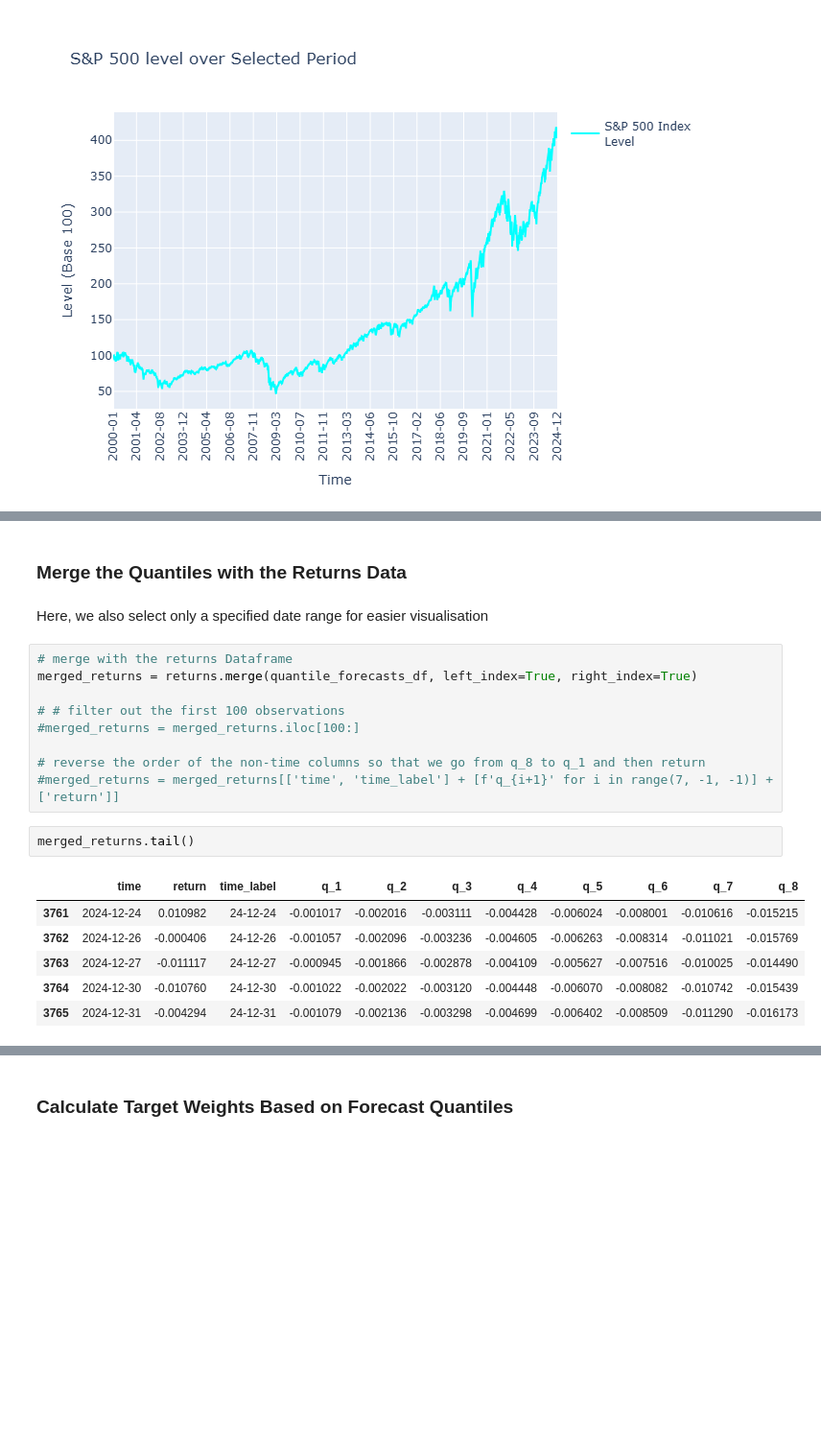
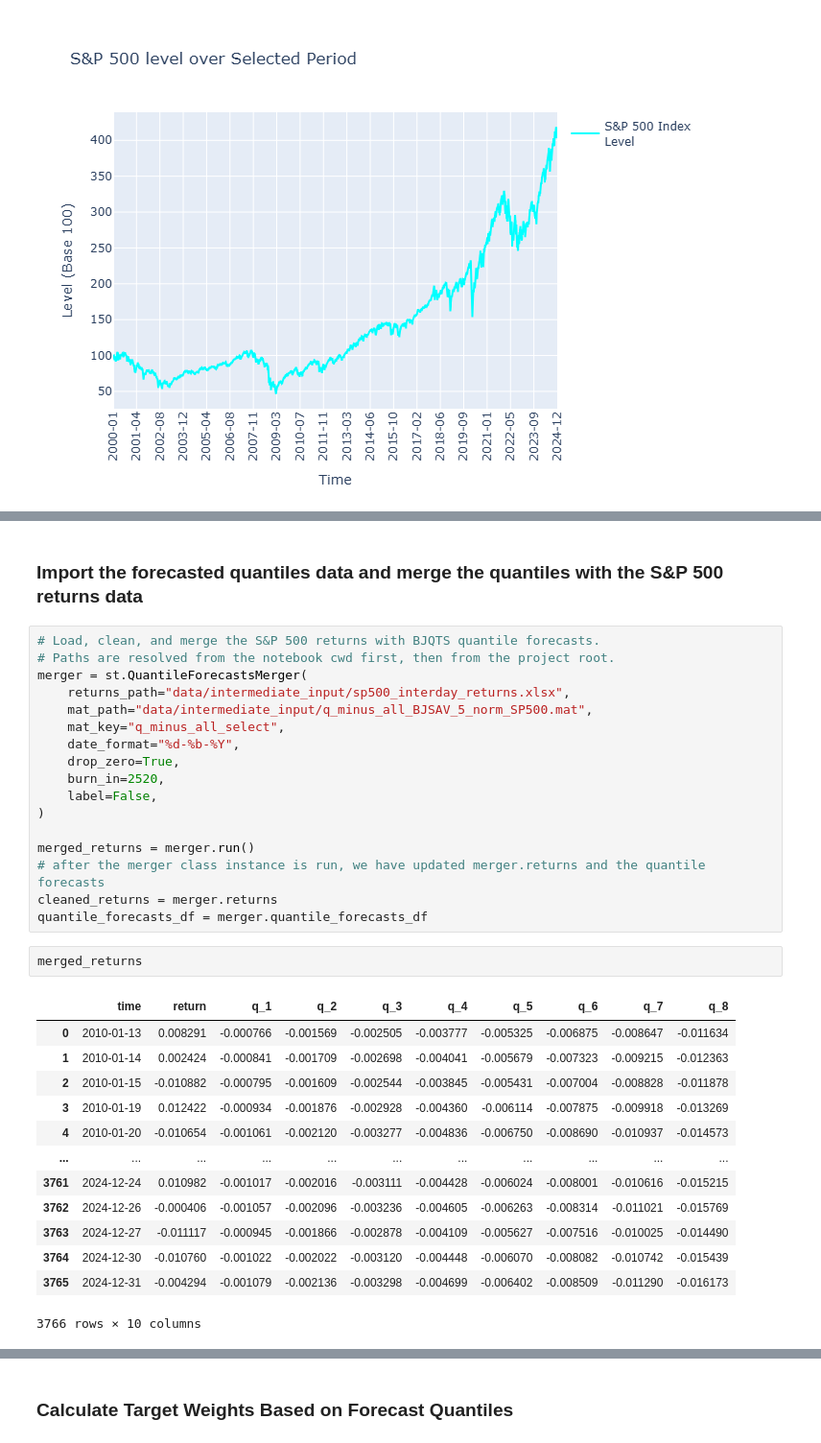
Before and after one commit to danielhalm1407/Risk-Control-Using-a-Bayesian-Joint-Quantile-Time-Series-Model-For-Asset-Returns, a Jupyter notebook: notebooks/NB01_Backtest_Interday_working.ipynb, the cells around one changed output, grey strips where cells are left out. Shown at 96% size. Drawn from its saved outputs; the diff is of its cells as text; blank space fills up the shorter version.

```diff
--- a/notebooks/NB01_Backtest_Interday_working.ipynb
+++ b/notebooks/NB01_Backtest_Interday_working.ipynb
@@ -335,22 +238,35 @@ print(quantile_forecasts_df.head())
-# %% [markdown]
-### Merge the Quantiles with the Returns Data
-# %% [markdown]
-Here, we also select only a specified date range for easier visualisation
-# %%
-# merge with the returns Dataframe
-merged_returns = returns.merge(quantile_forecasts_df, left_index=True, right_index=True)
-
-# # filter out the first 100 observations
-#merged_returns = merged_returns.iloc[100:]
-
-# reverse the order of the non-time columns so that we go from q_8 to q_1 and then return
-#merged_returns = merged_returns[['time', 'time_label'] + [f'q_{i+1}' for i in range(7, -1, -1)] + ['return']]
+# %% [markdown]
+### Import the forecasted quantiles data and merge the quantiles with the S&P 500 returns data
+# %%
+# Load, clean, and merge the S&P 500 returns with BJQTS quantile forecasts.
+# Paths are resolved from the notebook cwd first, then from the project root.
+merger = st.QuantileForecastsMerger(
+    returns_path="data/intermediate_input/sp500_interday_returns.xlsx",
+    mat_path="data/intermediate_input/q_minus_all_BJSAV_5_norm_SP500.mat",
+    mat_key="q_minus_all_select",
+    date_format="%d-%b-%Y",
+    drop_zero=True,
+    burn_in=2520,
+    label=False,
+)
+
+merged_returns = merger.run()
+# after the merger class instance is run, we have updated merger.returns and the quantile forecasts
+cleaned_returns = merger.returns
+quantile_forecasts_df = merger.quantile_forecasts_df
 # %%
-merged_returns.tail()
+merged_returns
 # %% [output]
-|  | time | return | time_label | q_1 | q_2 | q_3 | q_4 | q_5 | q_6 | q_7 | q_8 |
-| 3761 | 2024-12-24 | 0.010982 | 24-12-24 | -0.001017 | -0.002016 | -0.003111 | -0.004428 | -0.006024 | -0.008001 | -0.010616 | -0.015215 |
-| 3762 | 2024-12-26 | -0.000406 | 24-12-26 | -0.001057 | -0.002096 | -0.003236 | -0.004605 | -0.006263 | -0.008314 | -0.011021 | -0.015769 |
-| 3763 | 2024-12-27 | -0.011117 | 24-12-27 | -0.000945 | -0.001866 | -0.002878 | -0.004109 | -0.005627 | -0.007516 | -0.010025 | -0.014490 |
-| 3764 | 2024-12-30 | -0.010760 | 24-12-30 | -0.001022 | -0.002022 | -0.003120 | -0.004448 | -0.006070 | -0.008082 | -0.010742 | -0.015439 |
-| 3765 | 2024-12-31 | -0.004294 | 24-12-31 | -0.001079 | -0.002136 | -0.003298 | -0.004699 | -0.006402 | -0.008509 | -0.011290 | -0.016173 |
+|  | time | return | q_1 | q_2 | q_3 | q_4 | q_5 | q_6 | q_7 | q_8 |
+| 0 | 2010-01-13 | 0.008291 | -0.000766 | -0.001569 | -0.002505 | -0.003777 | -0.005325 | -0.006875 | -0.008647 | -0.011634 |
+| 1 | 2010-01-14 | 0.002424 | -0.000841 | -0.001709 | -0.002698 | -0.004041 | -0.005679 | -0.007323 | -0.009215 | -0.012363 |
+| 2 | 2010-01-15 | -0.010882 | -0.000795 | -0.001609 | -0.002544 | -0.003845 | -0.005431 | -0.007004 | -0.008828 | -0.011878 |
+| 3 | 2010-01-19 | 0.012422 | -0.000934 | -0.001876 | -0.002928 | -0.004360 | -0.006114 | -0.007875 | -0.009918 | -0.013269 |
+| 4 | 2010-01-20 | -0.010654 | -0.001061 | -0.002120 | -0.003277 | -0.004836 | -0.006750 | -0.008690 | -0.010937 | -0.014573 |
+| ... | ... | ... | ... | ... | ... | ... | ... | ... | ... | ... |
+| 3761 | 2024-12-24 | 0.010982 | -0.001017 | -0.002016 | -0.003111 | -0.004428 | -0.006024 | -0.008001 | -0.010616 | -0.015215 |
+| 3762 | 2024-12-26 | -0.000406 | -0.001057 | -0.002096 | -0.003236 | -0.004605 | -0.006263 | -0.008314 | -0.011021 | -0.015769 |
+| 3763 | 2024-12-27 | -0.011117 | -0.000945 | -0.001866 | -0.002878 | -0.004109 | -0.005627 | -0.007516 | -0.010025 | -0.014490 |
+| 3764 | 2024-12-30 | -0.010760 | -0.001022 | -0.002022 | -0.003120 | -0.004448 | -0.006070 | -0.008082 | -0.010742 | -0.015439 |
+| 3765 | 2024-12-31 | -0.004294 | -0.001079 | -0.002136 | -0.003298 | -0.004699 | -0.006402 | -0.008509 | -0.011290 | -0.016173 |
+3766 rows × 10 columns
```
Also changed, not shown: parts of 159 cells of this notebook, 3 other files.
